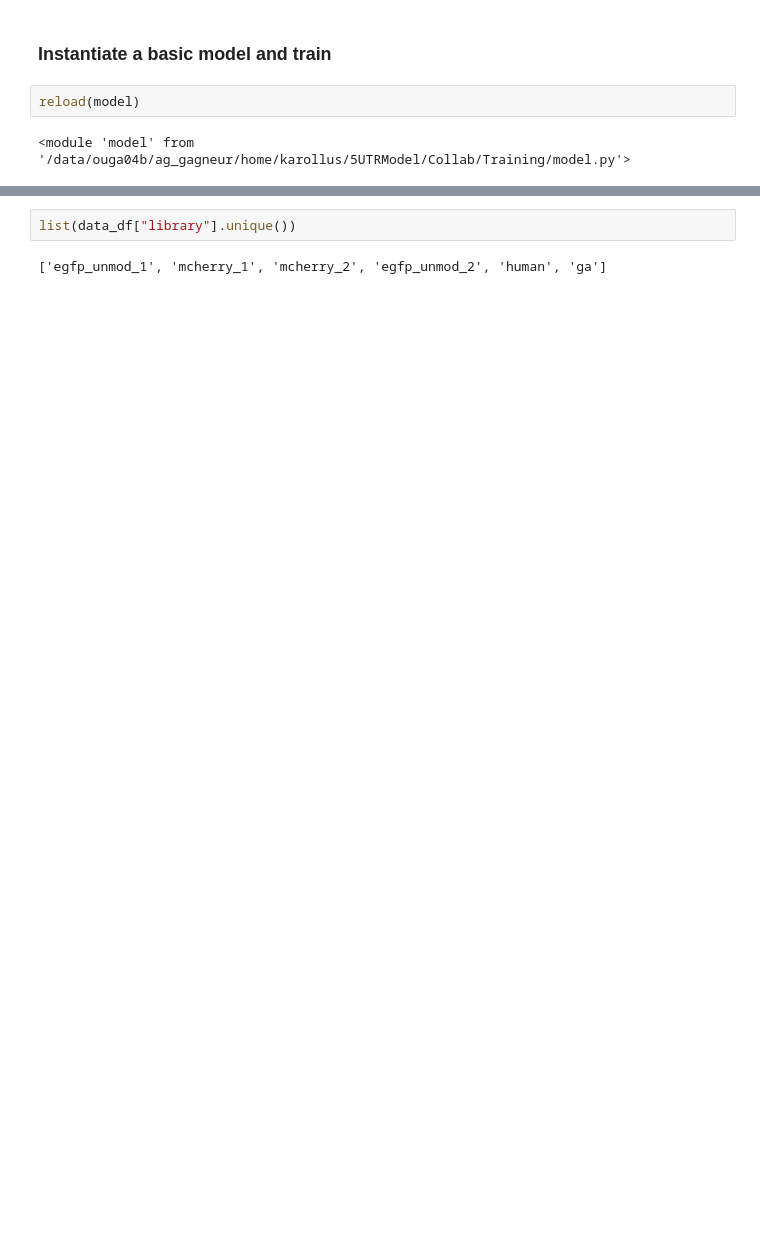
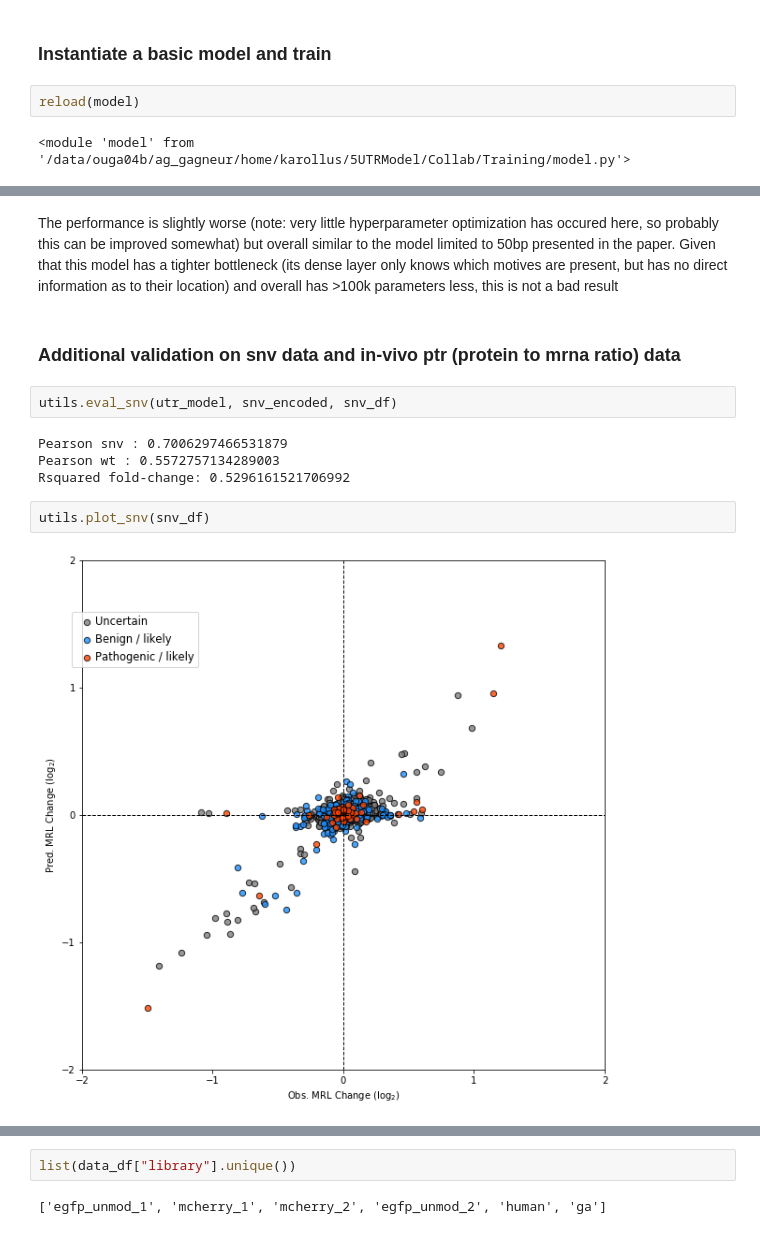
Before and after one commit to Karollus/5UTR, a Jupyter notebook: Training/Train.ipynb, the cells around one changed output, grey strips where cells are left out. Cells and saved outputs as stored; diff of their text form; blank space fills up the shorter version.

```diff
--- a/Training/Train.ipynb
+++ b/Training/Train.ipynb
@@ -120,0 +147,14 @@ Epoch 00005: early stopping
+# %% [markdown]
+The performance is slightly worse (note: very little hyperparameter optimization has occured here, so probably this can be improved somewhat) but overall similar to the model limited to 50bp presented in the paper. Given that this model has a tighter bottleneck (its dense layer only knows which motives are present, but has no direct information as to their location) and overall has >100k parameters less, this is not a bad result
+# %% [markdown]
+### Additional validation on snv data and in-vivo ptr (protein to mrna ratio) data
+# %%
+utils.eval_snv(utr_model, snv_encoded, snv_df)
+# %% [output]
+Pearson snv : 0.7006297466531879
+Pearson wt : 0.5572757134289003
+Rsquared fold-change: 0.5296161521706992
+# %%
+utils.plot_snv(snv_df)
+# %% [output]
+[figure, added]
```
Also changed, not shown: parts of 29 cells of this notebook, 6 other files.
